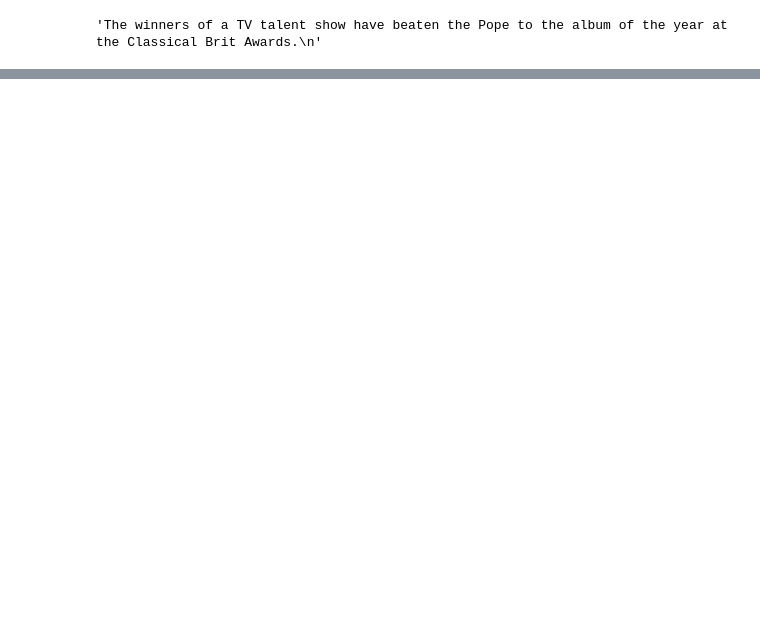
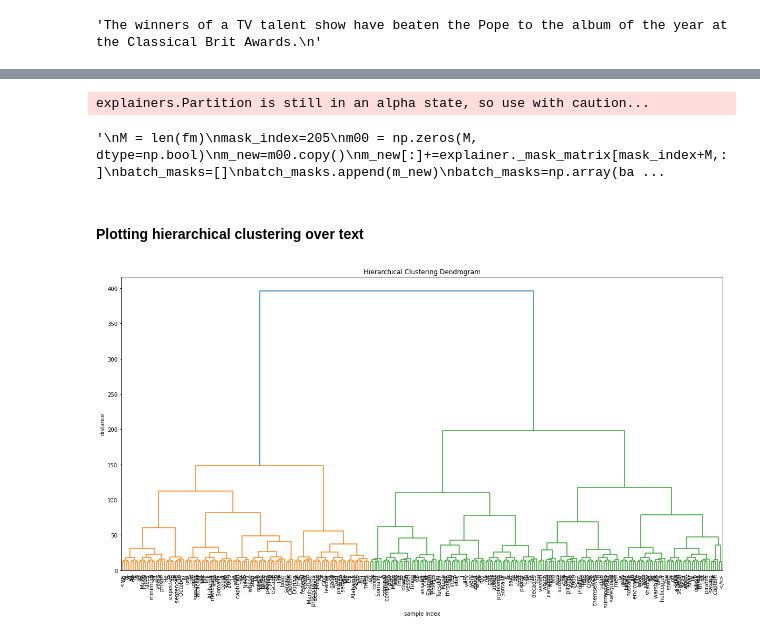
Before and after one commit to ryserrao/shap, a Jupyter notebook: notebooks/partition_explainer/Abstractive Summarization Text2Text.ipynb, the cells around one changed output, grey strips where cells are left out. Saved outputs shown, nothing was run; the diff lists cells and outputs as text; code cells hidden in the pictures; blank space fills up the shorter version.

```diff
--- a/notebooks/partition_explainer/Abstractive Summarization Text2Text.ipynb
+++ b/notebooks/partition_explainer/Abstractive Summarization Text2Text.ipynb
@@ -65,0 +138,61 @@ NameError: name 'self' is not defined
+# %%
+def f_cp(x_batch):
+    output_batch=[]
+    for i,x in enumerate(x_batch):
+        print(f"\033[1m Masked input: \033[0m {x}")
+        inputs = tokenizer([x], max_length=1024, return_tensors='pt',truncation=True)
+        input_ids=inputs['input_ids'].cuda()
+        #print(input_ids)
+        encoder = model.get_encoder()
+        attention_mask = (input_ids!=tokenizer.pad_token_id).type(torch.int64).cuda()
+        encoder_outputs: ModelOutput = encoder(input_ids, attention_mask=attention_mask, return_dict=True)
+        summary_ids = model.generate(input_ids,num_beams=1)
+        summary=[tokenizer.decode(g, skip_special_tokens=True, clean_up_tokenization_spaces=False) for g in summary_ids]
+        print(f"\033[1m Summary: \033[0m {summary[0]} \n")
+        conditional_logits = cal_conditional_logits(encoder_outputs,attention_mask)
+        #print(f'Conditional logits: {conditional_logits}')
+        output_batch.append(summary)
+    return output_batch
+# %%
+explainer = shap.Explainer(f_cp,tokenizer)
+explainer.masker.mask_token=None
+explainer.masker.mask_token_str=""
+row_args=(dataset['document'][22],)
+fm = MaskedModel(explainer.model, explainer.masker, explainer.link,*row_args)
+explainer._clustering = explainer.masker.clustering(*row_args)
+explainer._mask_matrix = make_masks(explainer._clustering)
+# %% [output]
+explainers.Partition is still in an alpha state, so use with caution...
+# %%
+'''
+M = len(fm)
+mask_index=205
+m00 = np.zeros(M, dtype=np.bool)
+m_new=m00.copy()
+m_new[:]+=explainer._mask_matrix[mask_index+M,:]
+batch_masks=[]
+batch_masks.append(m_new)
+batch_masks=np.array(batch_masks)
+'''
+# %% [output]
+'\nM = len(fm)\nmask_index=205\nm00 = np.zeros(M, dtype=np.bool)\nm_new=m00.copy()\nm_new[:]+=explainer._mask_matrix[mask_index+M,:]\nbatch_masks=[]\nbatch_masks.append(m_new)\nbatch_masks=np.array(ba ...
+# %% [markdown]
+#### Plotting hierarchical clustering over text
+# %%
+feature_names = [explainer.masker.tokenizer.decode([v]) for v in explainer.masker._tokenized_s]
+# %%
+# plot the clustering
+mlp.rcParams['figure.figsize']=(20,10)
+#plt.figure(figsize=(25, 7))
+plt.title('Hierarchical Clustering Dendrogram')
+plt.xlabel('sample index')
+plt.ylabel('distance')
+sp.cluster.hierarchy.dendrogram(
+    explainer._clustering,
+    leaf_rotation=90.,  # rotates the x axis labels
+    leaf_font_size=10.,  # font size for the x axis labels
+    labels=feature_names,
+)
+plt.show()
+# %% [output]
+[figure, added]
```
Also changed, not shown: parts of 25 cells of this notebook.
